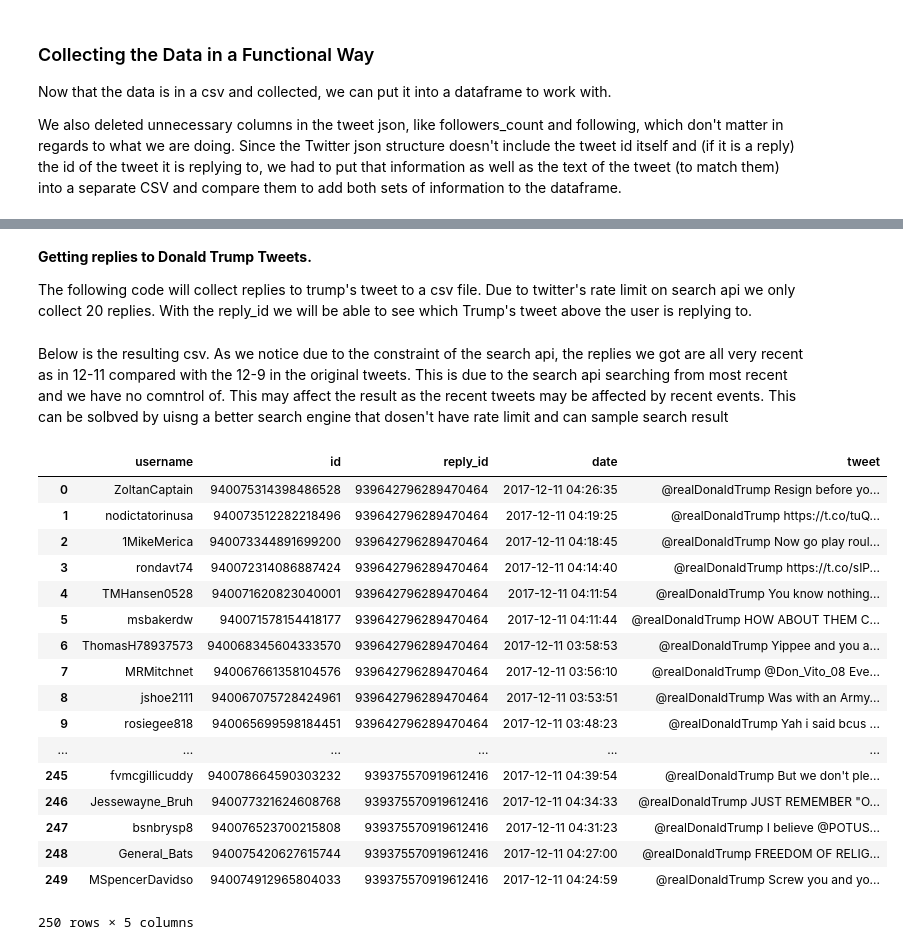
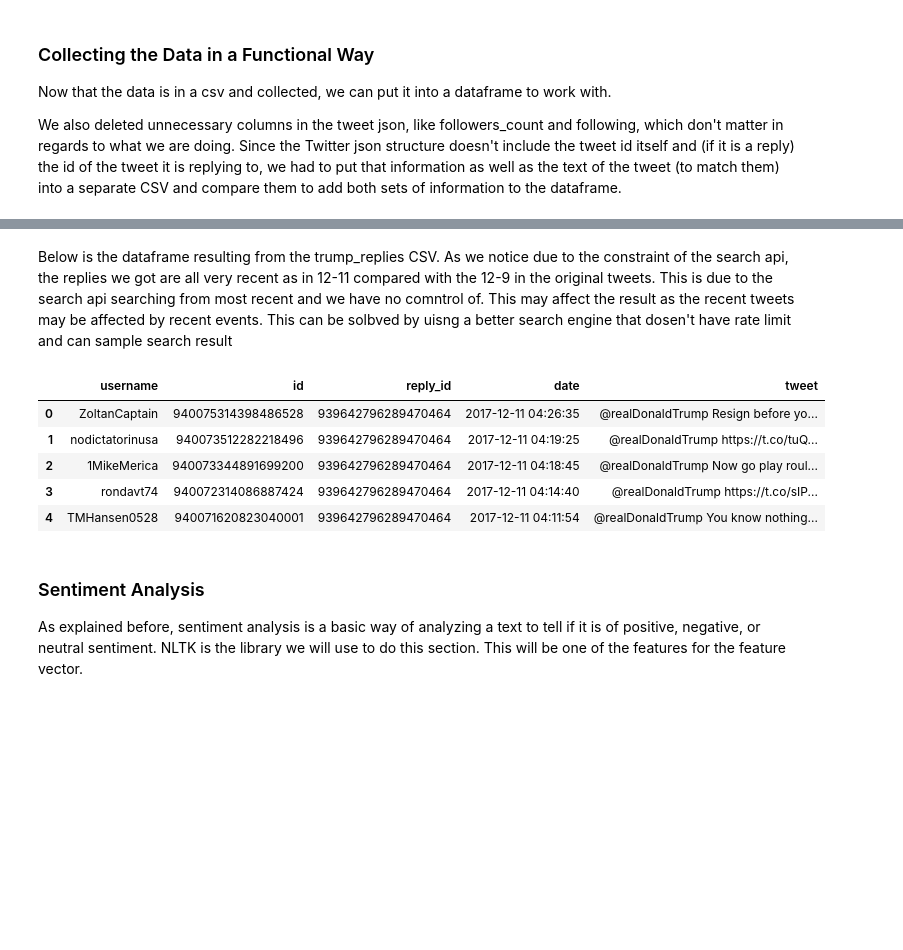
Before and after one commit to sarah-bullard/cmsc320-finalproject, a Jupyter notebook: cmsc320finalproject.ipynb, the cells around one changed output, grey strips where cells are left out. Cells and saved outputs as stored; diff of their text form; code cells hidden in the pictures; blank space fills up the shorter version.

```diff
--- a/cmsc320finalproject.ipynb
+++ b/cmsc320finalproject.ipynb
@@ -279,4 +308,0 @@ data_donald.head()
-# %% [markdown]
-<b> Getting replies to Donald Trump Tweets. </b>
-
-The following code will collect replies to trump's tweet to a csv file. Due to twitter's rate limit on search api we only collect 20 replies. With the reply_id we will be able to see which Trump's tweet above the user is replying to.
@@ -319,26 +309,18 @@ with open('trump_replies.csv', 'wb') as file:
 # %% [markdown]
-Below is the resulting csv. As we notice due to the constraint of the search api, the replies we got are all very recent as in 12-11 compared with the 12-9 in the original tweets. This is due to the search api searching from most recent and we have no comntrol of. This may affect the result as the recent tweets may be affected by recent events. This can be solbved by uisng a better search engine that dosen't have rate limit and can sample search result
+Below is the dataframe resulting from the trump_replies CSV. As we notice due to the constraint of the search api, the replies we got are all very recent as in 12-11 compared with the 12-9 in the original tweets. This is due to the search api searching from most recent and we have no comntrol of. This may affect the result as the recent tweets may be affected by recent events. This can be solbved by uisng a better search engine that dosen't have rate limit and can sample search result
 # %%
 # Replies of Trump
 data_donald_replies = pd.read_csv("trump_replies.csv")
 
-data_donald_replies
+data_donald_replies.head()
 # %% [output]
 |  | username | id | reply_id | date | tweet |
 | 0 | ZoltanCaptain | 940075314398486528 | 939642796289470464 | 2017-12-11 04:26:35 | @realDonaldTrump Resign before yo... |
 | 1 | nodictatorinusa | 940073512282218496 | 939642796289470464 | 2017-12-11 04:19:25 | @realDonaldTrump https://t.co/tuQ... |
 | 2 | 1MikeMerica | 940073344891699200 | 939642796289470464 | 2017-12-11 04:18:45 | @realDonaldTrump Now go play roul... |
 | 3 | rondavt74 | 940072314086887424 | 939642796289470464 | 2017-12-11 04:14:40 | @realDonaldTrump https://t.co/sIP... |
 | 4 | TMHansen0528 | 940071620823040001 | 939642796289470464 | 2017-12-11 04:11:54 | @realDonaldTrump You know nothing... |
-| 5 | msbakerdw | 940071578154418177 | 939642796289470464 | 2017-12-11 04:11:44 | @realDonaldTrump HOW ABOUT THEM C... |
-| 6 | ThomasH78937573 | 940068345604333570 | 939642796289470464 | 2017-12-11 03:58:53 | @realDonaldTrump Yippee and you a... |
-| 7 | MRMitchnet | 940067661358104576 | 939642796289470464 | 2017-12-11 03:56:10 | @realDonaldTrump @Don_Vito_08 Eve... |
-| 8 | jshoe2111 | 940067075728424961 | 939642796289470464 | 2017-12-11 03:53:51 | @realDonaldTrump Was with an Army... |
-| 9 | rosiegee818 | 940065699598184451 | 939642796289470464 | 2017-12-11 03:48:23 | @realDonaldTrump Yah i said bcus ... |
-| ... | ... | ... | ... | ... | ... |
-| 245 | fvmcgillicuddy | 940078664590303232 | 939375570919612416 | 2017-12-11 04:39:54 | @realDonaldTrump But we don't ple... |
-| 246 | Jessewayne_Bruh | 940077321624608768 | 939375570919612416 | 2017-12-11 04:34:33 | @realDonaldTrump JUST REMEMBER "O... |
-| 247 | bsnbrysp8 | 940076523700215808 | 939375570919612416 | 2017-12-11 04:31:23 | @realDonaldTrump I believe @POTUS... |
-| 248 | General_Bats | 940075420627615744 | 939375570919612416 | 2017-12-11 04:27:00 | @realDonaldTrump FREEDOM OF RELIG... |
-| 249 | MSpencerDavidso | 940074912965804033 | 939375570919612416 | 2017-12-11 04:24:59 | @realDonaldTrump Screw you and yo... |
-250 rows × 5 columns
+# %% [markdown]
+### Sentiment Analysis
+
+As explained before, sentiment analysis is a basic way of analyzing a text to tell if it is of positive, negative, or neutral sentiment. NLTK is the library we will use to do this section. This will be one of the features for the feature vector.
```
Also changed, not shown: parts of 31 cells of this notebook.
